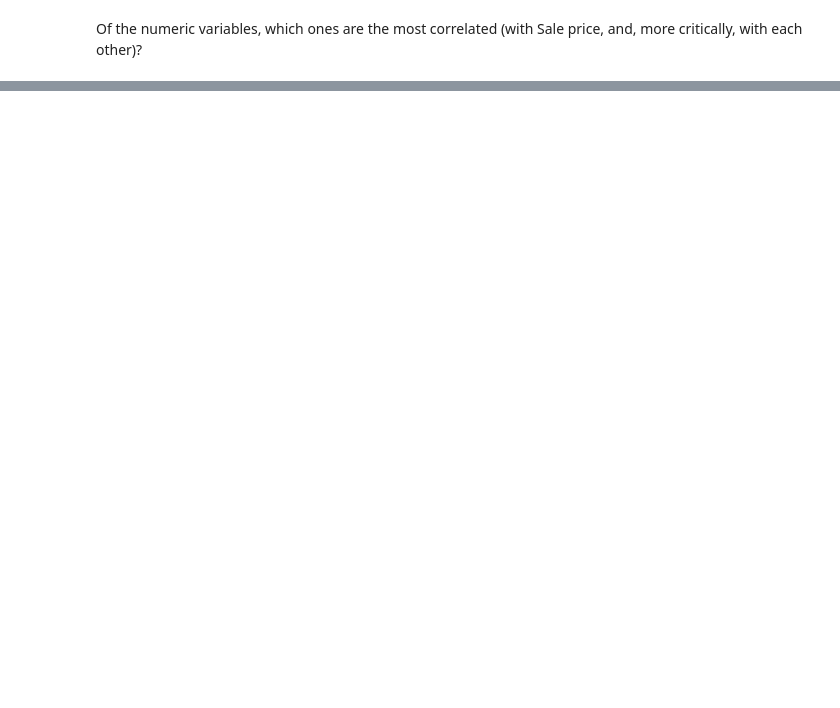
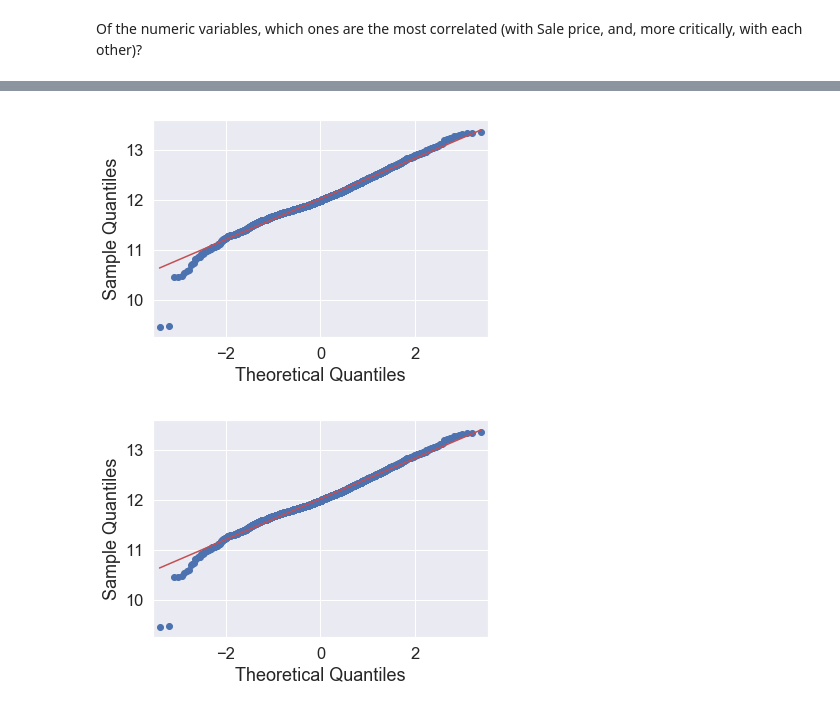
Before and after one commit to marius-mather/lessons-mlpy, a Jupyter notebook: _episodes_python/03-EDA.ipynb, the cells around one changed output, grey strips where cells are left out. Saved outputs shown, nothing was run; the diff lists cells and outputs as text; code cells hidden in the pictures; blank space fills up the shorter version.

```diff
--- a/_episodes_python/03-EDA.ipynb
+++ b/_episodes_python/03-EDA.ipynb
@@ -346,6 +381,9 @@ _ = sm.qqplot(
 # %%
-_ = sm.qqplot(
+sm.qqplot(
     np.log(ameshousingCleanFiltered['Sale_Price']),
     line = 's'
 )
+# %% [output]
+[figure, added]
+[figure, added]
 # %%
```
Also changed, not shown: parts of 23 cells of this notebook, 14 other files.
